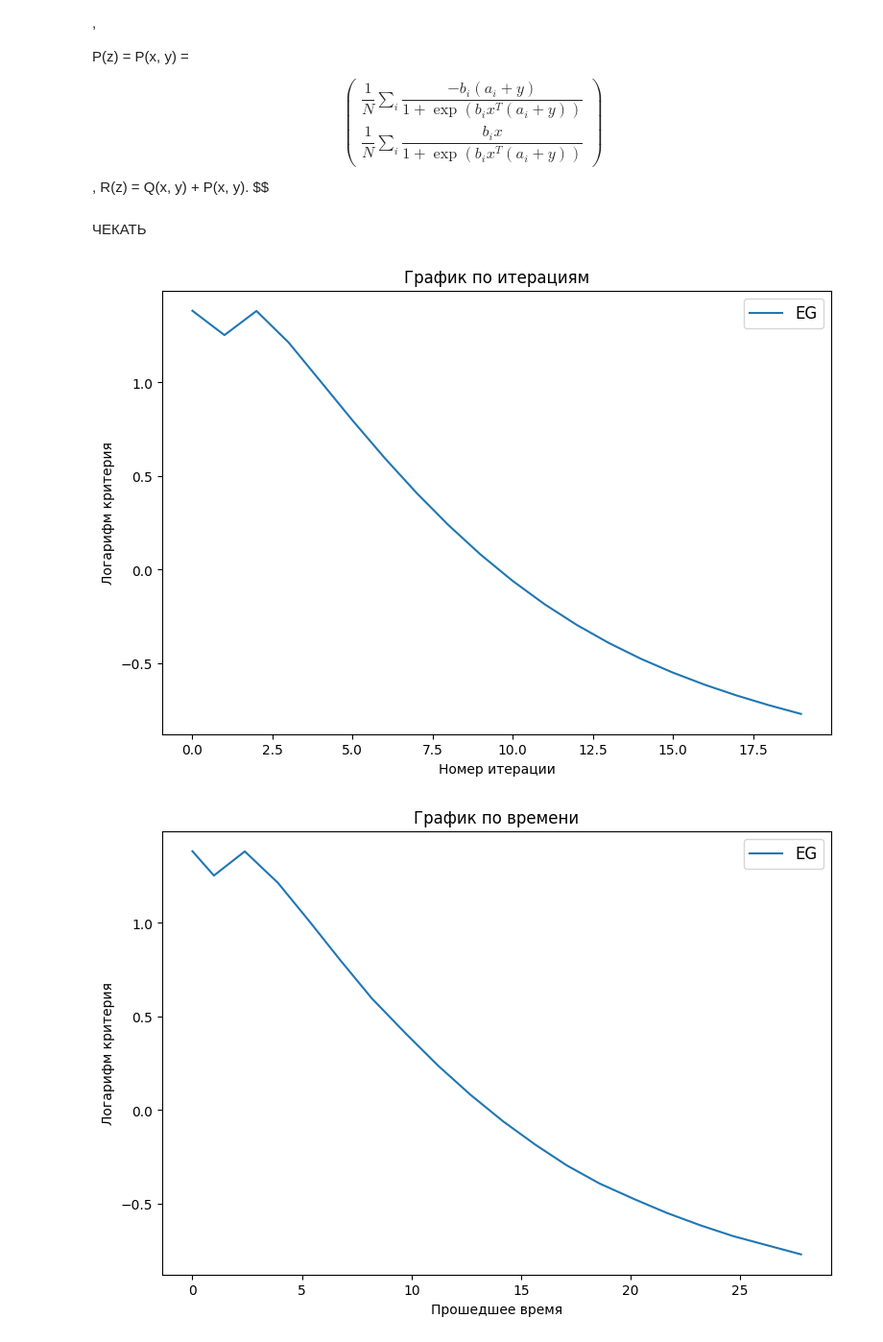
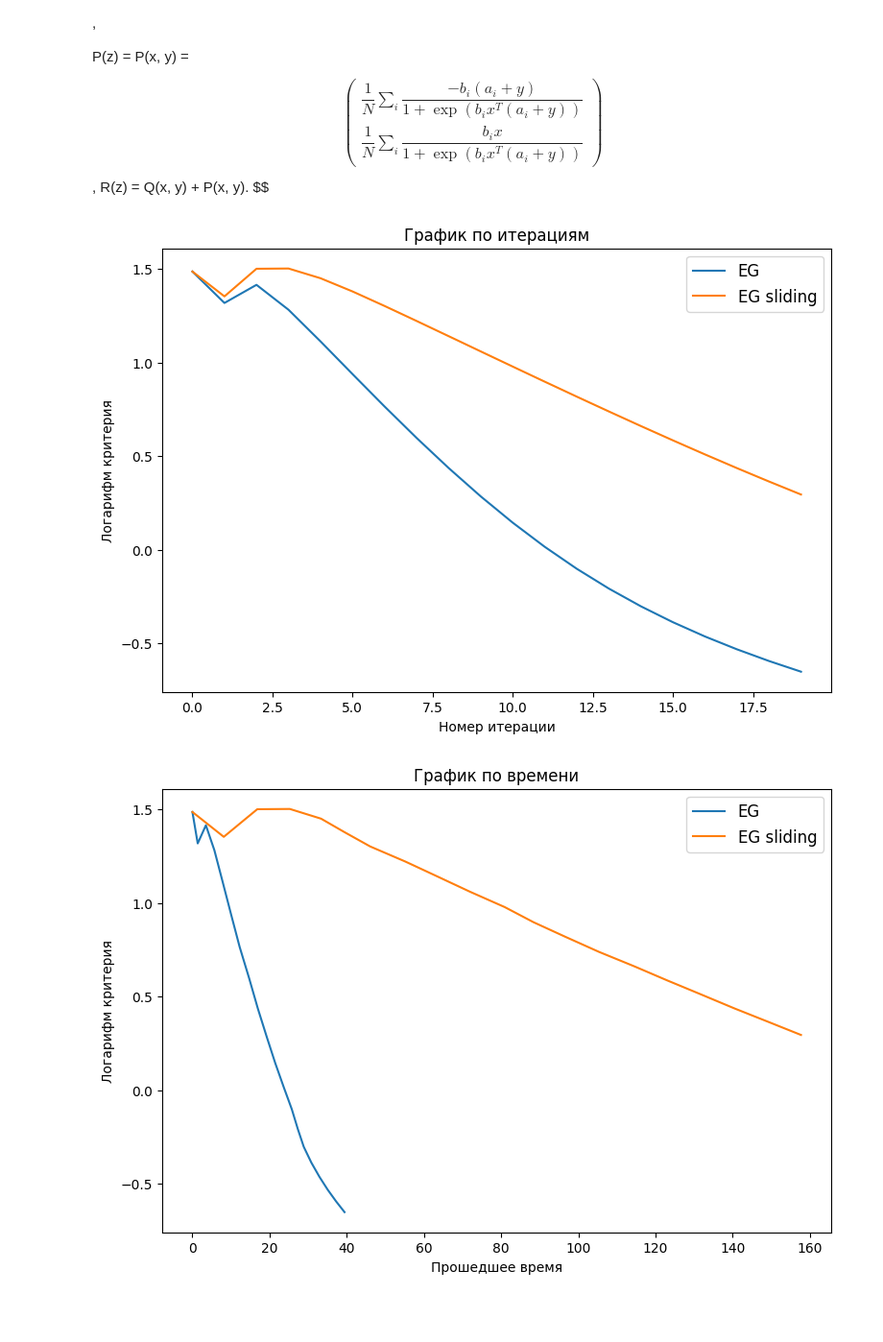
Before and after one commit to featztex/NCVI, a Jupyter notebook: experiment.ipynb, the cells around one changed output. Shown: that part at 96% size. Saved outputs shown, nothing was run; the diff lists cells and outputs as text; code cells hidden in the pictures; blank space fills up the shorter version.

```diff
--- a/experiment.ipynb
+++ b/experiment.ipynb
@@ -316,8 +314,6 @@ def extragradient(z0, gamma, error=err_norm, iters=3000):
         errs.append(error(z))
 
     return z, times, errs
-# %% [markdown]
-ЧЕКАТЬ
 # %%
 def create_B(z_k, theta):
     def B(z):
@@ -335,8 +331,8 @@ def EAG_V(z0, B, iters=iters_eagv):
 
     for i in range(0, iters-1):
 
-        w = z + (z0 - z)/(i+2) - gamma * B(z)
-        z = z + (z0 - z)/(i+2)- gamma * B(w)
+        w = proj(z + (z0 - z)/(i+2) - gamma * B(z))
+        z = proj(z + (z0 - z)/(i+2)- gamma * B(w))
         gamma = gamma * (1 - (gamma * L_B)**2 / ((i+1)*(i+3)*(1 - (gamma * L_B)**2)) )
 
     return z
@@ -353,7 +349,7 @@ def extragrad_sliding(z0, gamma, theta, error=err_norm, iters=3000):
 
         B_tmp = create_B(z, theta)
         u = EAG_V(z, B_tmp)
-        z = z - gamma * R(u)
+        z = proj(z - gamma * R(u))
 
         z_vals.append(z)
         times.append(time.time() - start)
@@ -361,30 +357,33 @@ def extragrad_sliding(z0, gamma, theta, error=err_norm, iters=3000):
 
     return z_vals, times, errs
 # %%
-x0, y0 = np.random.uniform(low=-L/5, high=L/5, size=(d,1)), np.random.uniform(low=-C, high=C, size=(d,1))
+x0, y0 = np.random.uniform(low=-L_P/5, high=L_P/5, size=(d,1)), np.random.uniform(low=-C, high=C, size=(d,1))
 z0 = merge(x0, y0).reshape((2*d, 1))
 # %%
 iters = 20
 z1, times1, errs1 = extragradient(z0, gamma=1/(2*L_P), error=err_norm, iters=iters)
-#z2, times2, errs2 = extragrad_sliding(z0, gamma=1/(4*L_P), theta=4/L_P, error=err_norm, iters=iters)
+z2, times2, errs2 = extragrad_sliding(z0, gamma=1/(4*L_P), theta=4/L_P, error=err_norm, iters=iters)
 # %%
 plt.figure(figsize=(9, 6))
 plt.plot(range(len(errs1)), np.log(errs1), label='EG')
-#plt.plot(range(len(errs2)), np.log(errs2), label='EG sliding')
+plt.plot(range(len(errs2)), np.log(errs2), label='EG sliding')
 plt.xlabel("Номер итерации")
 plt.ylabel("Логарифм критерия")
 plt.title('График по итерациям')
 plt.legend(fontsize=12)
 plt.show()
 
 plt.figure(figsize=(9, 6))
 plt.plot(times1, np.log(errs1), label='EG')
-#plt.plot(times2, np.log(errs2), label='EG sliding')
+plt.plot(times2, np.log(errs2), label='EG sliding')
 plt.xlabel("Прошедшее время")
 plt.ylabel("Логарифм критерия")
 plt.title('График по времени')
 plt.legend(fontsize=12)
 plt.show()
+
+# оно работает, но максимально долго...
+# подумать над С и proj
 # %% [output]
-[figure, old version]
+[figure, new version]
-[figure, old version]
+[figure, new version]
```
Also changed, not shown: parts of 2 cells of this notebook.
